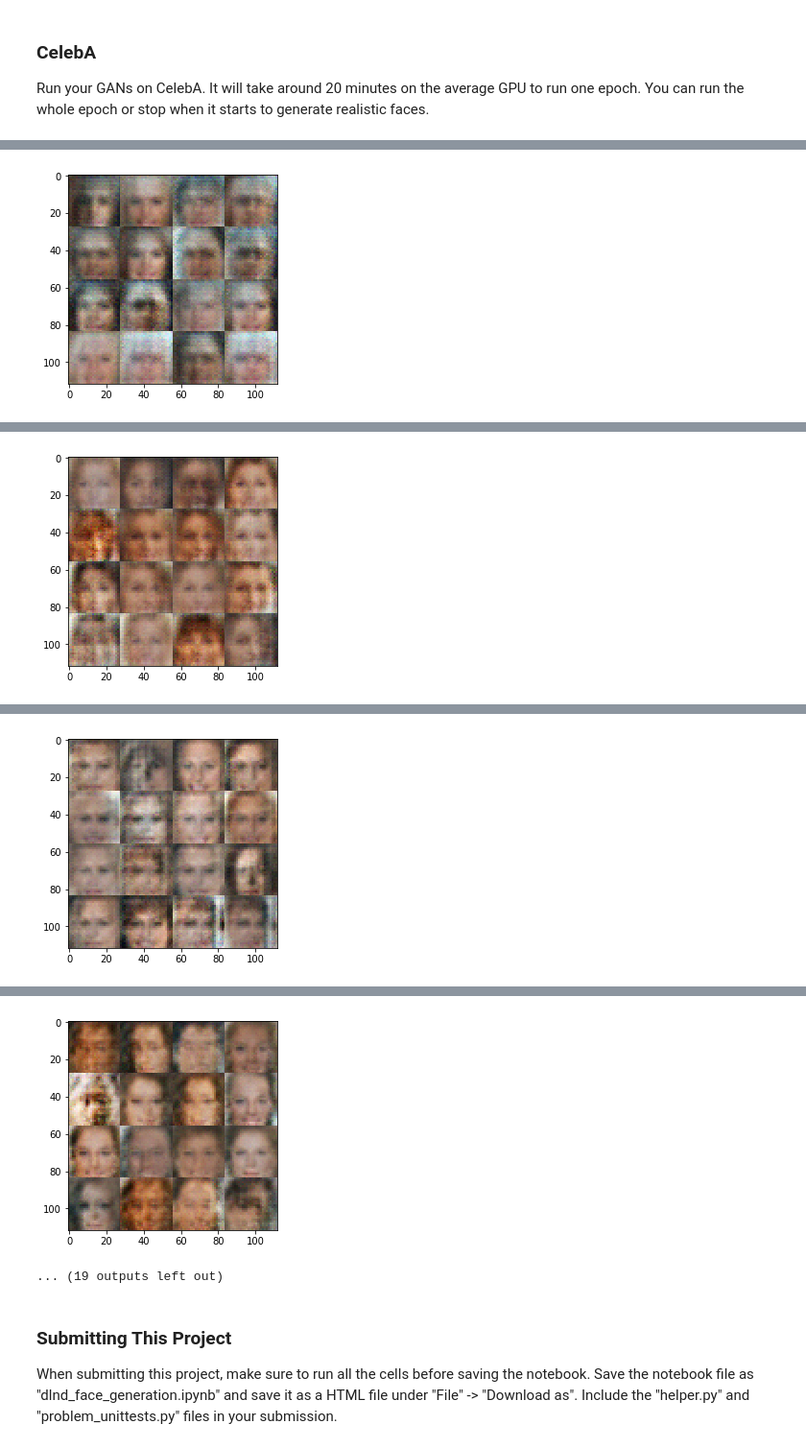
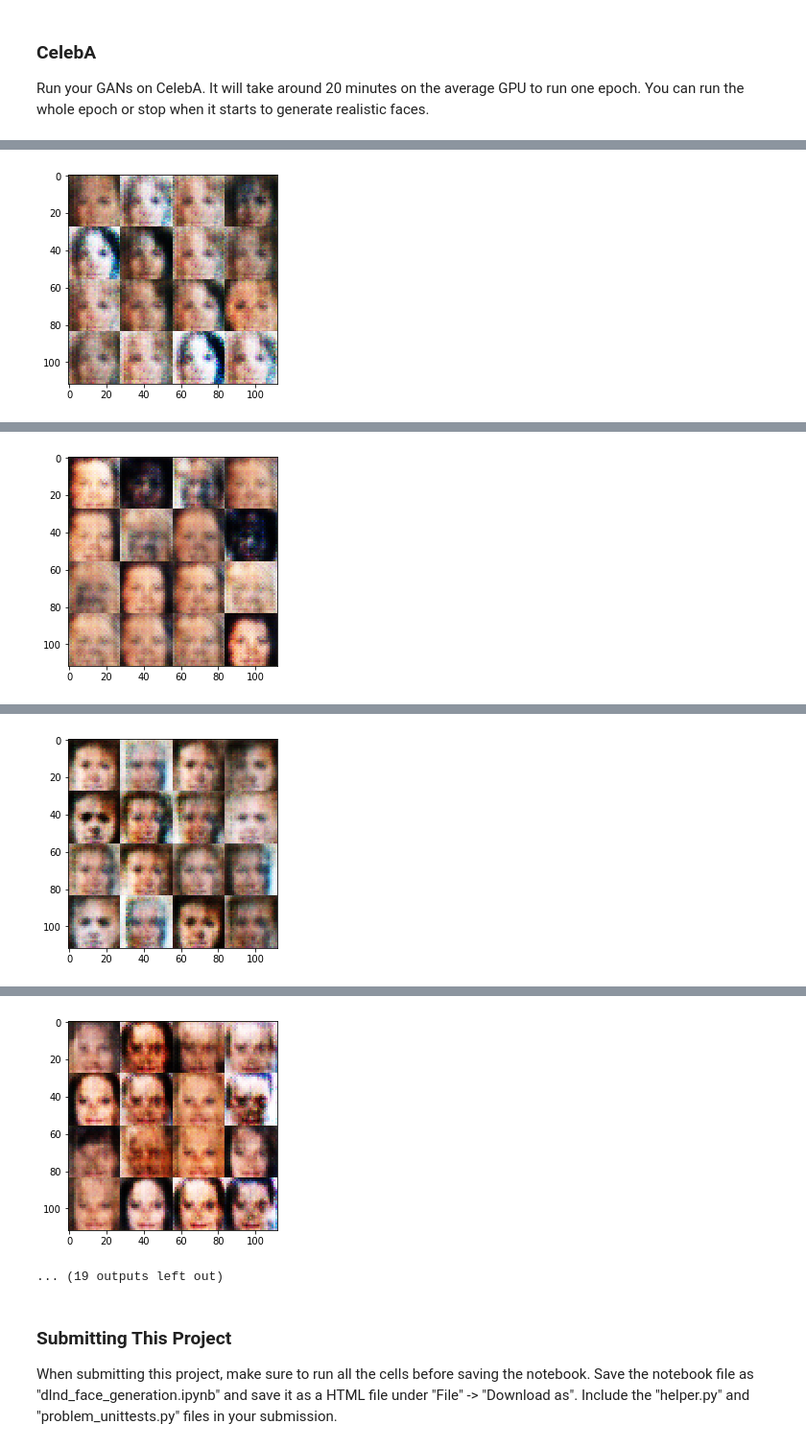
Before and after one commit to riochuong/Project5-GAN-FaceGeneration, a Jupyter notebook: dlnd_face_generation.ipynb, the cells around one changed output, grey strips where cells are left out. Shown at 96% size. Saved outputs shown, nothing was run; the diff lists cells and outputs as text; code cells hidden in the pictures.

```diff
--- a/dlnd_face_generation.ipynb
+++ b/dlnd_face_generation.ipynb
@@ -158,14 +157,15 @@ def discriminator(images, reuse=False):
         x3 = tf.layers.batch_normalization(x3, training=True)
         x3 = tf.maximum(x3, x3*0.2)
 
-        # 2x2x1024
-        x4 = tf.layers.conv2d(x3, 1024, 5, strides=2, padding='same')
-        x4 = tf.layers.batch_normalization(x4, training=True)
-        x4 = tf.maximum(x4, x4*0.2)
+        # remove one layer from discriminator
+#         # 2x2x1024
+#         x4 = tf.layers.conv2d(x3, 1024, 5, strides=2, padding='same')
+#         x4 = tf.layers.batch_normalization(x4, training=True)
+#         x4 = tf.maximum(x4, x4*0.2)
 
         # flatten
-        x5 = tf.reshape(x4, (-1,2*2*1024))
-        logits = tf.layers.dense(x5, 1)
+        x4 = tf.reshape(x3, (-1,4*4*512))
+        logits = tf.layers.dense(x4, 1)
         out = tf.sigmoid(logits)
 
 
@@ -246,7 +246,8 @@ def model_loss(input_real, input_z, out_channel_dim):
 
 
     # loss calculations
-    labels_real = tf.ones_like(d_out_real)
+    smooth = 0.05
+    labels_real = tf.ones_like(d_out_real) * (1 - smooth)
     labels_fake = tf.zeros_like(d_out_fake)
     labels_generator = tf.ones_like(d_out_fake)
     # discriminator loss
@@ -367,7 +368,9 @@ def train(epoch_count, batch_size, z_dim, learning_rate, beta1, get_batches, dat
         for epoch_i in range(epoch_count):
             for batch_images in get_batches(batch_size):
                 steps += 1
-                # TODO: Train Model
+                # because RGB value is in range of -0.5 to 0.5 while tanh is in range -1 to 1
+                # need to adjust batch_images value here
+                batch_images = batch_images * 2
 
                 # generate random noise
                 batch_z = np.random.uniform(-1,1, size=(batch_size,z_dim))
@@ -489,7 +427,7 @@ beta1 = 0.5
 """
 DON'T MODIFY ANYTHING IN THIS CELL THAT IS BELOW THIS LINE
 """
-epochs = 2
+epochs = 1
 
 celeba_dataset = helper.Dataset('celeba', glob(os.path.join(data_dir, 'img_align_celeba/*.jpg')))
 with tf.Graph().as_default():
@@ -532 +470 @@ Epoch  0  ... Discri.Loss:  1.31177  Generator loss:  0.596541
-[figure, old version]
+[figure, new version]
@@ -543 +481 @@ Epoch  0  ... Discri.Loss:  1.36249  Generator loss:  0.81021
-[figure, old version]
+[figure, new version]
@@ -554 +492 @@ Epoch  0  ... Discri.Loss:  1.21101  Generator loss:  0.907314
-[figure, old version]
+[figure, new version]
@@ -565,4 +503,4 @@ Epoch  0  ... Discri.Loss:  1.10815  Generator loss:  0.781903
-[figure, old version]
+[figure, new version]
 ... (19 outputs left out)
 # %% [markdown]
 ### Submitting This Project
```
Also changed, not shown: parts of 3 cells of this notebook, 1 other file.
